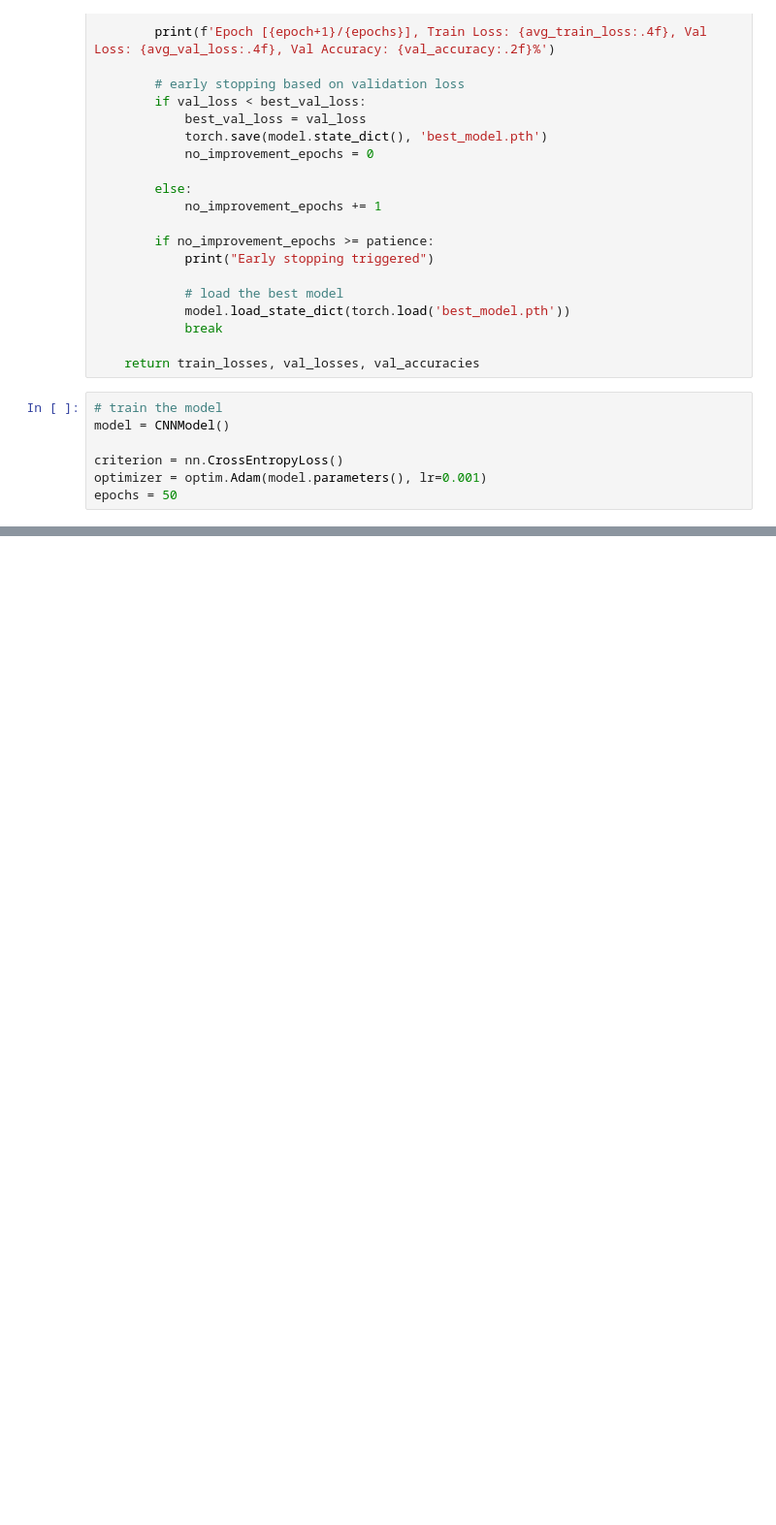
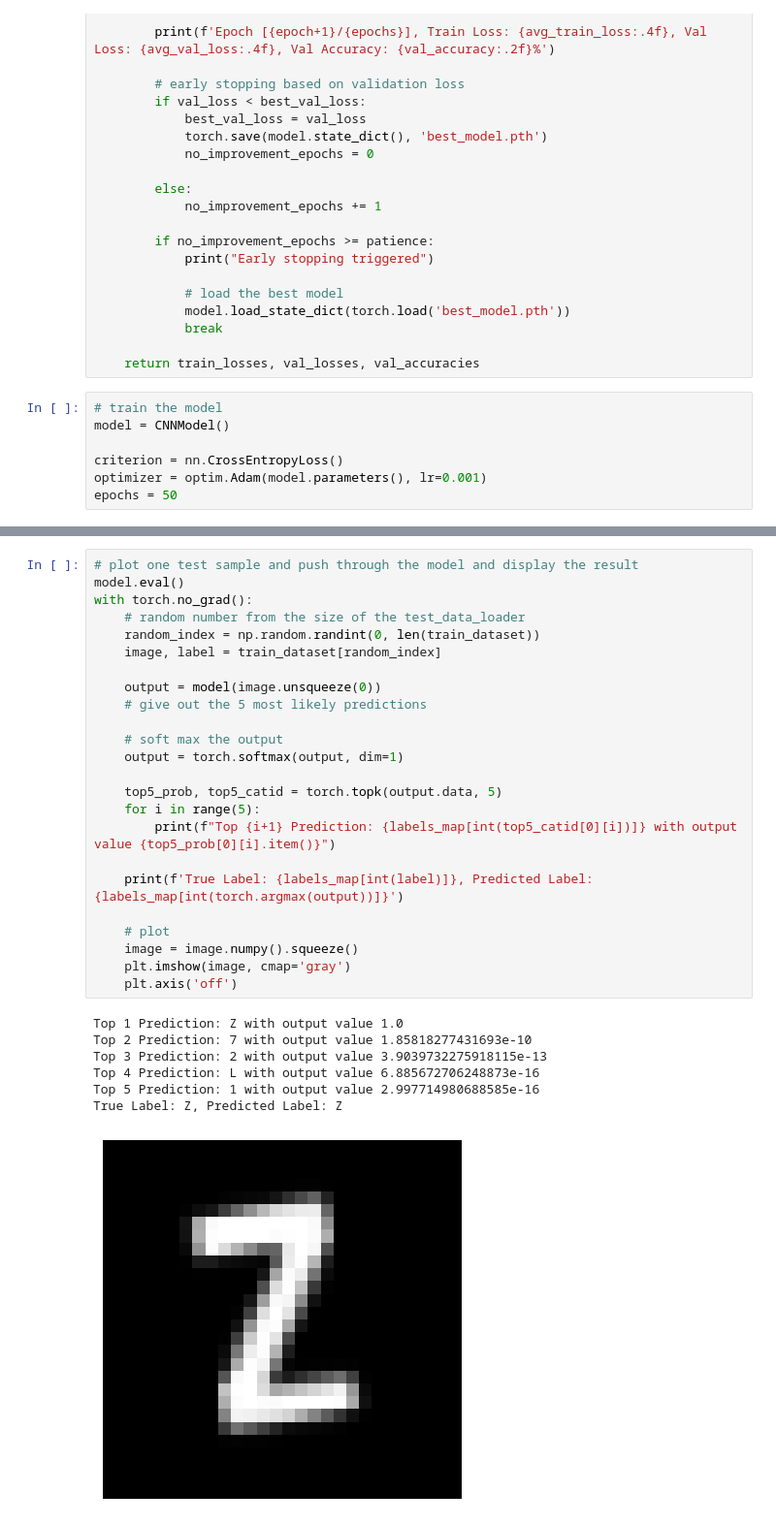
Before and after one commit to CKleiber/License_Plate_Reader, a Jupyter notebook: Train_Reader_Model.ipynb, the cells around one changed output, grey strips where cells are left out. Shown at 97% size. Drawn from its saved outputs; the diff is of its cells as text; blank space fills up the shorter version.

```diff
--- a/Train_Reader_Model.ipynb
+++ b/Train_Reader_Model.ipynb
@@ -242,0 +332,32 @@ True Label: P, Predicted Label: P
+# %%
+# plot one test sample and push through the model and display the result
+model.eval()
+with torch.no_grad():
+    # random number from the size of the test_data_loader
+    random_index = np.random.randint(0, len(train_dataset))
+    image, label = train_dataset[random_index]
+
+    output = model(image.unsqueeze(0))
+    # give out the 5 most likely predictions
+
+    # soft max the output
+    output = torch.softmax(output, dim=1)
+
+    top5_prob, top5_catid = torch.topk(output.data, 5)
+    for i in range(5):
+        print(f"Top {i+1} Prediction: {labels_map[int(top5_catid[0][i])]} with output value {top5_prob[0][i].item()}")
+
+    print(f'True Label: {labels_map[int(label)]}, Predicted Label: {labels_map[int(torch.argmax(output))]}')
+
+    # plot
+    image = image.numpy().squeeze()
+    plt.imshow(image, cmap='gray')
+    plt.axis('off')
+# %% [output]
+Top 1 Prediction: Z with output value 1.0
+Top 2 Prediction: 7 with output value 1.85818277431693e-10
+Top 3 Prediction: 2 with output value 3.9039732275918115e-13
+Top 4 Prediction: L with output value 6.885672706248873e-16
+Top 5 Prediction: 1 with output value 2.997714980688585e-16
+True Label: Z, Predicted Label: Z
+[figure, added]
```
Also changed, not shown: parts of 11 cells of this notebook, 3 other files.
